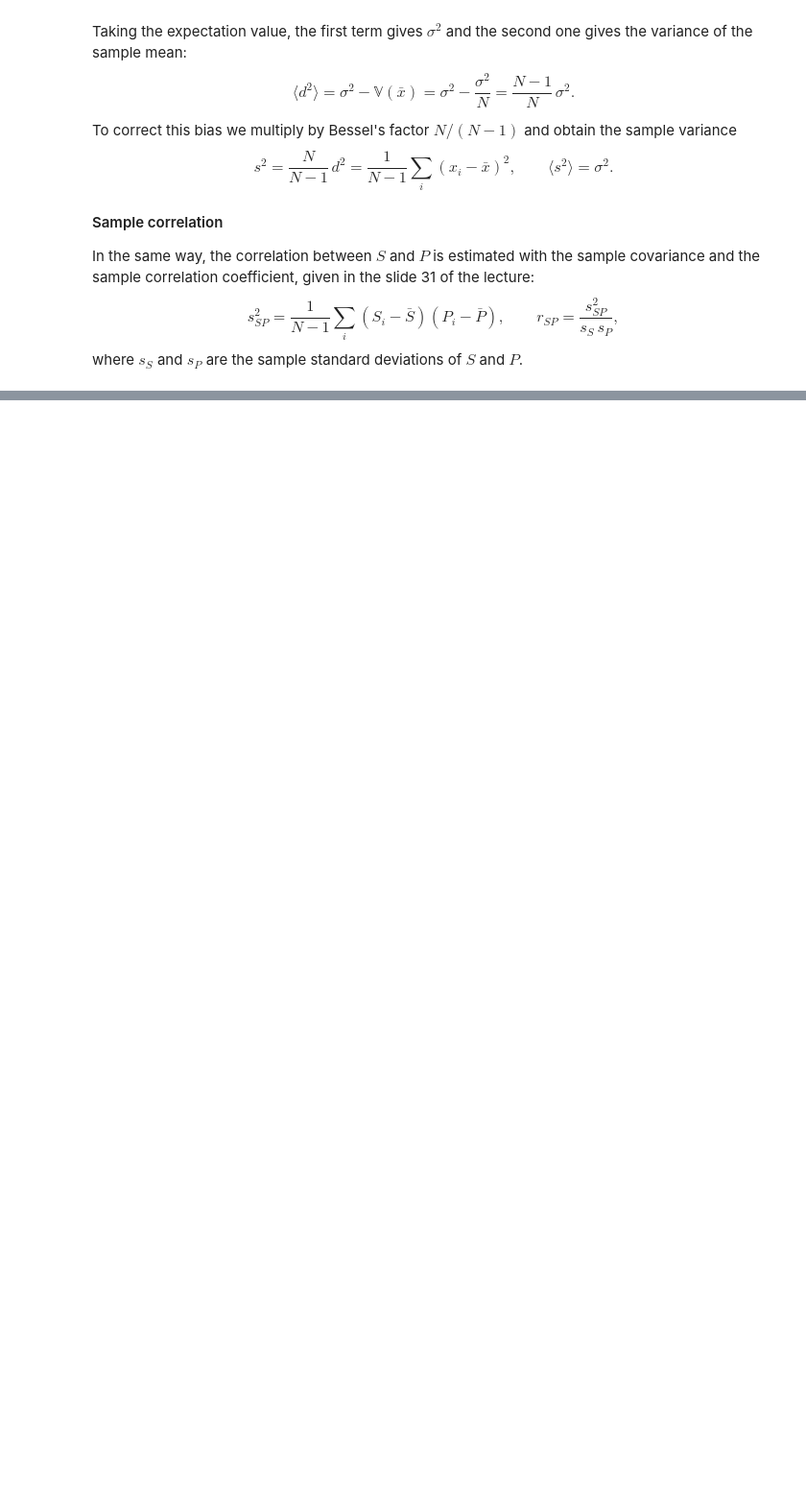
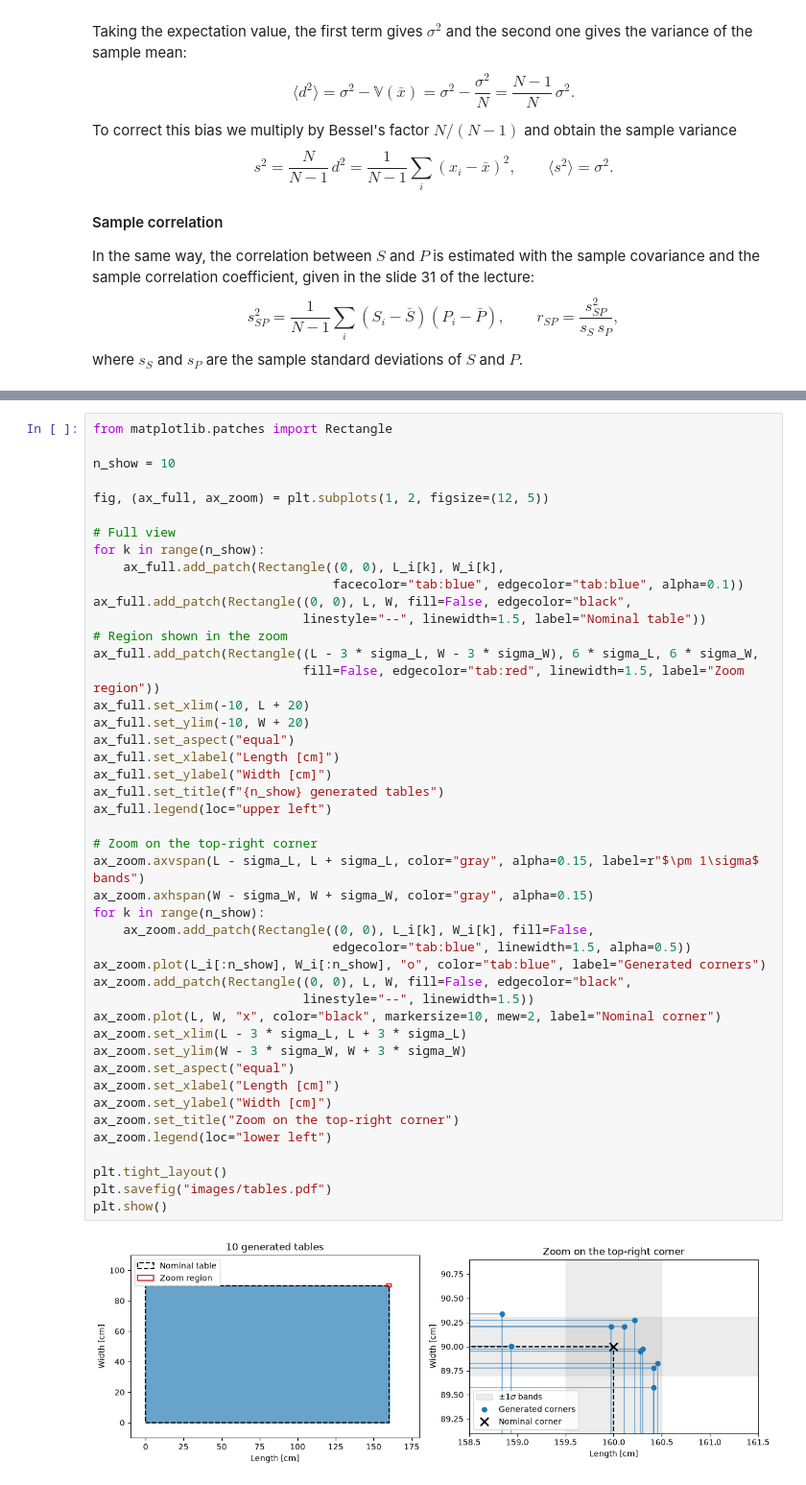
Before and after one commit to igordt/SAED_homeworks, a Jupyter notebook: h4/h4.ipynb, the cells around one changed output, grey strips where cells are left out. Shown at 96% size. Saved outputs shown, nothing was run; the diff lists cells and outputs as text; blank space fills up the shorter version.

Commit message:
corner plot

```diff
--- a/h4/h4.ipynb
+++ b/h4/h4.ipynb
@@ -225,0 +265,47 @@ Mean width:  90.000 cm,  sample std: 0.300 cm
+# %%
+from matplotlib.patches import Rectangle
+
+n_show = 10
+
+fig, (ax_full, ax_zoom) = plt.subplots(1, 2, figsize=(12, 5))
+
+# Full view
+for k in range(n_show):
+    ax_full.add_patch(Rectangle((0, 0), L_i[k], W_i[k],
+                                facecolor="tab:blue", edgecolor="tab:blue", alpha=0.1))
+ax_full.add_patch(Rectangle((0, 0), L, W, fill=False, edgecolor="black",
+                            linestyle="--", linewidth=1.5, label="Nominal table"))
+# Region shown in the zoom
+ax_full.add_patch(Rectangle((L - 3 * sigma_L, W - 3 * sigma_W), 6 * sigma_L, 6 * sigma_W,
+                            fill=False, edgecolor="tab:red", linewidth=1.5, label="Zoom region"))
+ax_full.set_xlim(-10, L + 20)
+ax_full.set_ylim(-10, W + 20)
+ax_full.set_aspect("equal")
+ax_full.set_xlabel("Length [cm]")
+ax_full.set_ylabel("Width [cm]")
+ax_full.set_title(f"{n_show} generated tables")
+ax_full.legend(loc="upper left")
+
+# Zoom on the top-right corner
+ax_zoom.axvspan(L - sigma_L, L + sigma_L, color="gray", alpha=0.15, label=r"$\pm 1\sigma$ bands")
+ax_zoom.axhspan(W - sigma_W, W + sigma_W, color="gray", alpha=0.15)
+for k in range(n_show):
+    ax_zoom.add_patch(Rectangle((0, 0), L_i[k], W_i[k], fill=False,
+                                edgecolor="tab:blue", linewidth=1.5, alpha=0.5))
+ax_zoom.plot(L_i[:n_show], W_i[:n_show], "o", color="tab:blue", label="Generated corners")
+ax_zoom.add_patch(Rectangle((0, 0), L, W, fill=False, edgecolor="black",
+                            linestyle="--", linewidth=1.5))
+ax_zoom.plot(L, W, "x", color="black", markersize=10, mew=2, label="Nominal corner")
+ax_zoom.set_xlim(L - 3 * sigma_L, L + 3 * sigma_L)
+ax_zoom.set_ylim(W - 3 * sigma_W, W + 3 * sigma_W)
+ax_zoom.set_aspect("equal")
+ax_zoom.set_xlabel("Length [cm]")
+ax_zoom.set_ylabel("Width [cm]")
+ax_zoom.set_title("Zoom on the top-right corner")
+ax_zoom.legend(loc="lower left")
+
+plt.tight_layout()
+plt.savefig("images/tables.pdf")
+plt.show()
+# %% [output]
+[figure, added]
```
Also changed, not shown: parts of 5 cells of this notebook, 1 other file.
